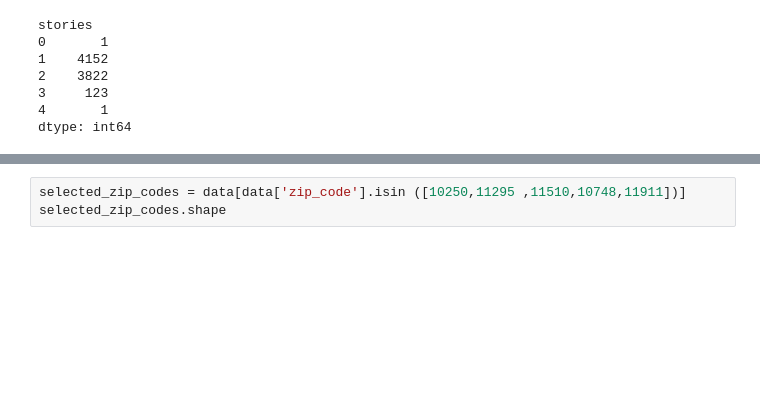
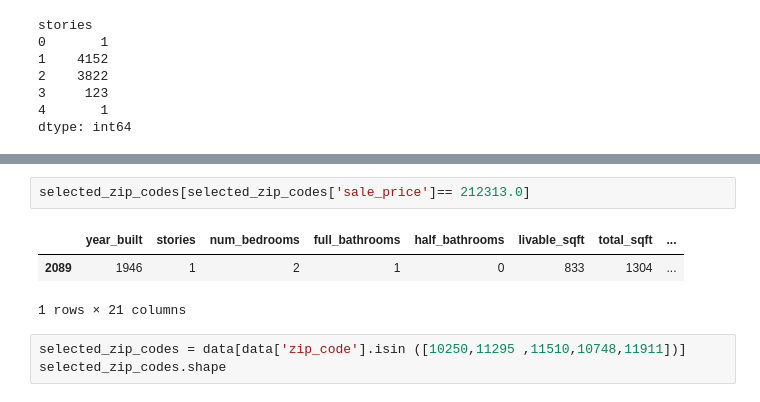
Before and after one commit to Claire56/House_value_estimate, a Jupyter notebook: DataExploration_Cleaning_testing.ipynb, the cells around one changed output, grey strips where cells are left out. Saved outputs shown, nothing was run; the diff lists cells and outputs as text; blank space fills up the shorter version.

```diff
--- a/DataExploration_Cleaning_testing.ipynb
+++ b/DataExploration_Cleaning_testing.ipynb
@@ -357,3 +417,9 @@ dtype: int64
+# %%
+selected_zip_codes[selected_zip_codes['sale_price']== 212313.0]
+# %% [output]
+|  | year_built | stories | num_bedrooms | full_bathrooms | half_bathrooms | livable_sqft | total_sqft | ... |
+| 2089 | 1946 | 1 | 2 | 1 | 0 | 833 | 1304 | ... |
+1 rows × 21 columns
 # %%
 selected_zip_codes = data[data['zip_code'].isin ([10250,11295 ,11510,10748,11911])]
 selected_zip_codes.shape
```
Also changed, not shown: parts of 4 cells of this notebook, 6 other files.
